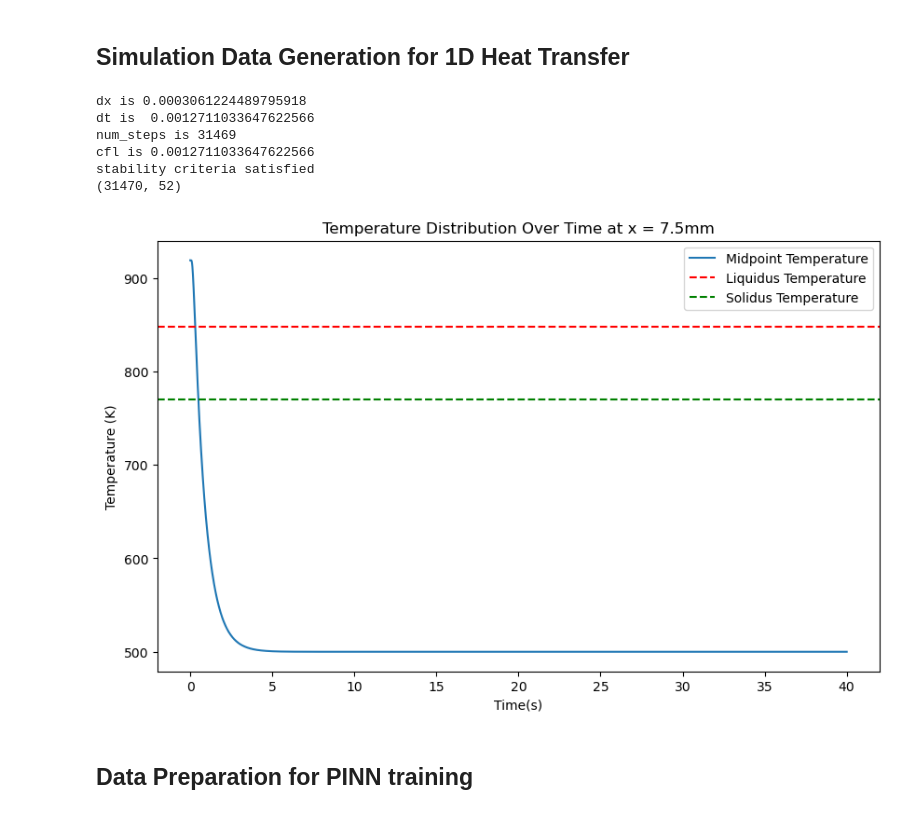
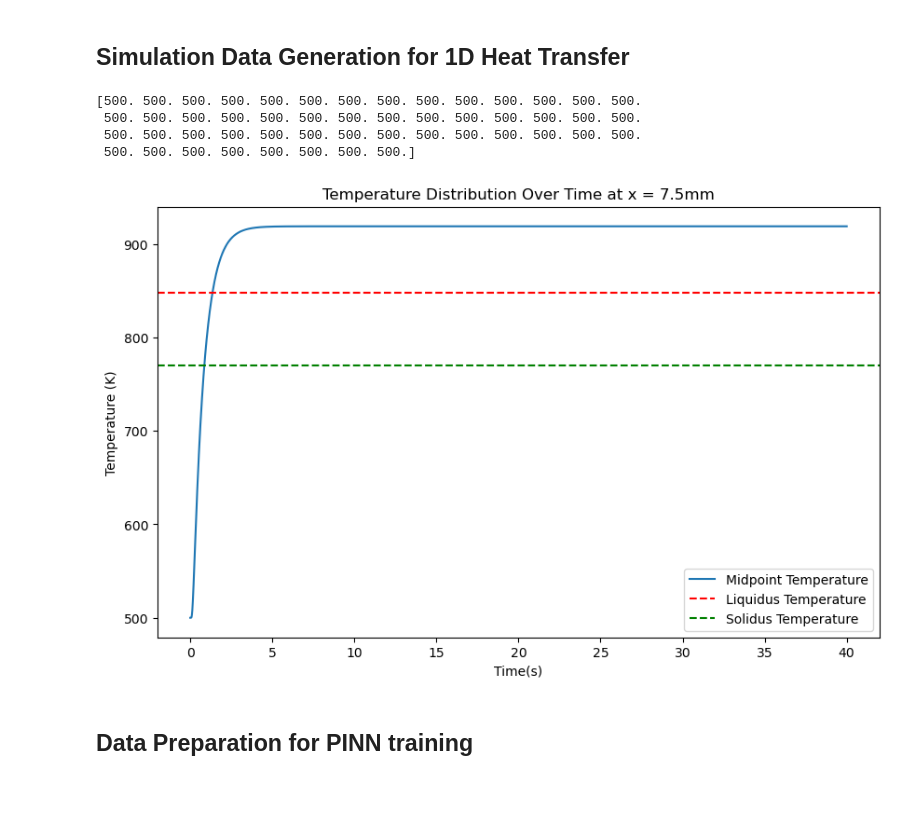
Before and after one commit to radhikrammohan/1D_HT_Pinn, a Jupyter notebook: Data-prep/PINN/Basic_training/1D_PINN.ipynb, the cells around one changed output. Cells and saved outputs as stored; diff of their text form; code cells hidden in the pictures.

```diff
--- a/Data-prep/PINN/Basic_training/1D_PINN.ipynb
+++ b/Data-prep/PINN/Basic_training/1D_PINN.ipynb
@@ -25,15 +25,23 @@ from train_testloop import training_loop
 # %%
 # The simulation data is generated using the datagen function in simdata.py
 
-tempfield = datagen(temp_init=919.0, t_surr=500.0, numpoints=50,len=15e-3,time_end=40.0)
+length = 15e-3
+time_end = 40.0
+numpoints = 50
+temp_init = 919.0
+t_surr = 500.0
+
+heat_data = HT_sim(length, time_end, numpoints,  t_surr,temp_init,)
+
+tempfield = heat_data.datagen()
+
+heat_data.plot_temp(25)
 # %% [output]
-dx is 0.0003061224489795918
-dt is  0.0012711033647622566
-num_steps is 31469
-cfl is 0.0012711033647622566
-stability criteria satisfied
-(31470, 52)
+[500. 500. 500. 500. 500. 500. 500. 500. 500. 500. 500. 500. 500. 500.
+ 500. 500. 500. 500. 500. 500. 500. 500. 500. 500. 500. 500. 500. 500.
+ 500. 500. 500. 500. 500. 500. 500. 500. 500. 500. 500. 500. 500. 500.
+ 500. 500. 500. 500. 500. 500. 500. 500.]
-[figure, old version]
+[figure, new version]
 # %% [markdown]
 ## Data Preparation for PINN training
 # %%
```
Also changed, not shown: parts of 1 cell of this notebook, 3 other files.
